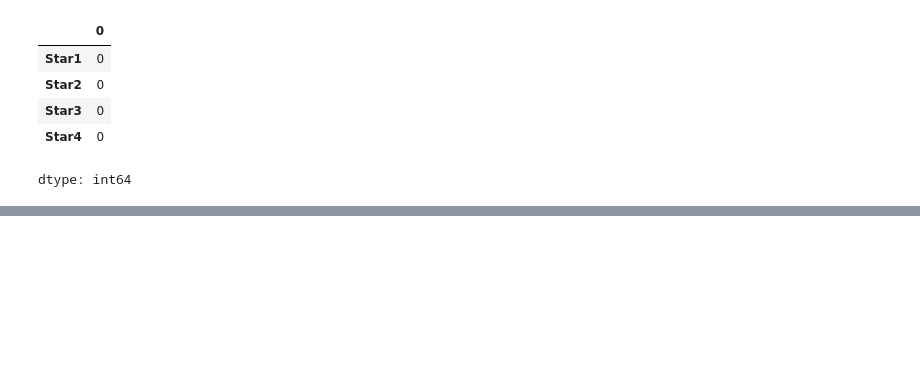
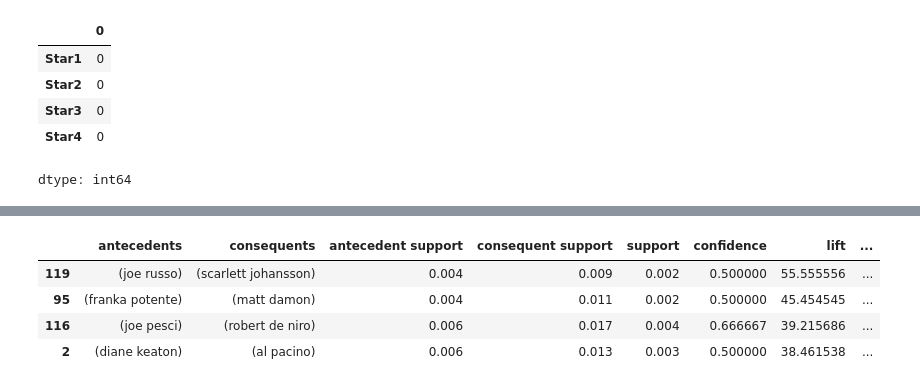
Before and after one commit to Diego-LeivaC/market-leiva, a Jupyter notebook: market-notebook.ipynb, the cells around one changed output, grey strips where cells are left out. Cells and saved outputs as stored; diff of their text form; code cells hidden in the pictures; blank space fills up the shorter version.

```diff
--- a/market-notebook.ipynb
+++ b/market-notebook.ipynb
@@ -167,0 +299,8 @@ Maximum support in pairs: 0.006
+# %%
+rules_sorted.tail(4)
+# %% [output]
+|  | antecedents | consequents | antecedent support | consequent support | support | confidence | lift | ... |
+| 119 | (joe russo) | (scarlett johansson) | 0.004 | 0.009 | 0.002 | 0.500000 | 55.555556 | ... |
+| 95 | (franka potente) | (matt damon) | 0.004 | 0.011 | 0.002 | 0.500000 | 45.454545 | ... |
+| 116 | (joe pesci) | (robert de niro) | 0.006 | 0.017 | 0.004 | 0.666667 | 39.215686 | ... |
+| 2 | (diane keaton) | (al pacino) | 0.006 | 0.013 | 0.003 | 0.500000 | 38.461538 | ... |
```
Also changed, not shown: parts of 69 cells of this notebook.
